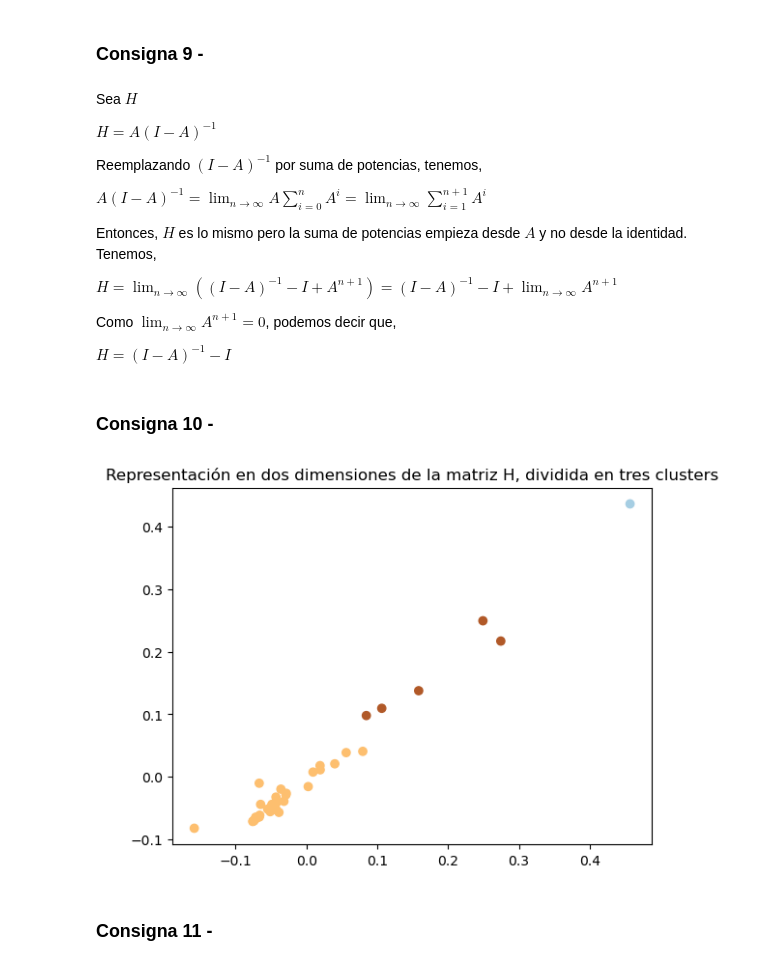
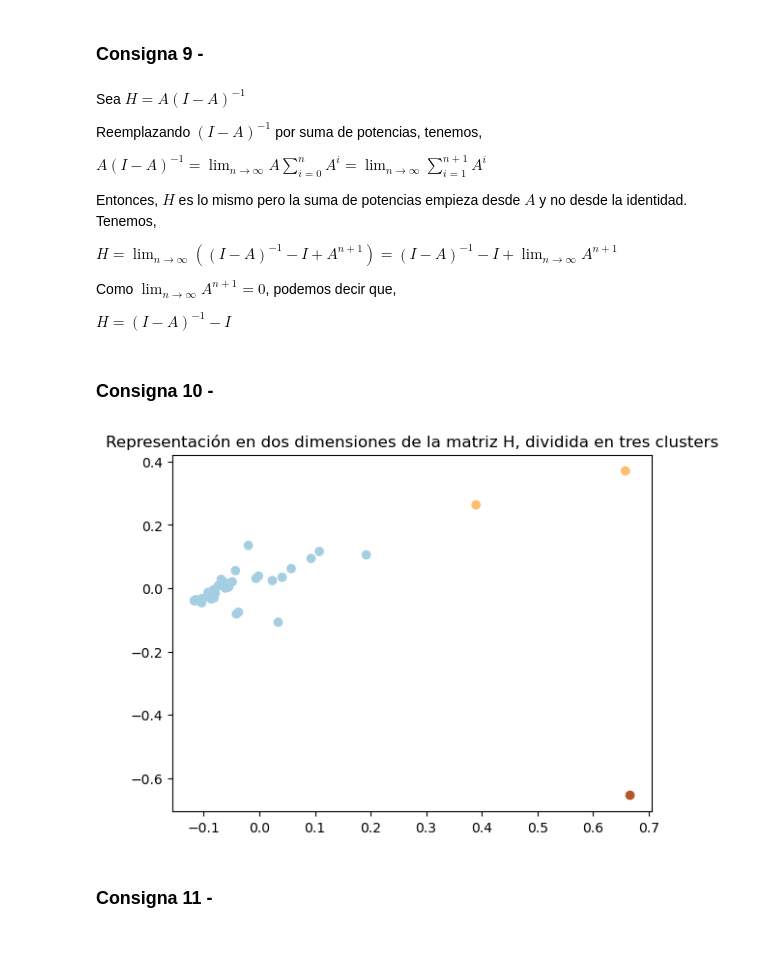
Before and after one commit to MatildaBartoli/TP2-ALC-2024, a Jupyter notebook: grupo_20_TP2.ipynb, the cells around one changed output. Saved outputs shown, nothing was run; the diff lists cells and outputs as text; code cells hidden in the pictures.

```diff
--- a/grupo_20_TP2.ipynb
+++ b/grupo_20_TP2.ipynb
@@ -425,9 +412,7 @@ Returning the number of logical cores instead. You can silence this warning by s
 # %% [markdown]
 ### Consigna 9 -
 # %% [markdown]
-Sea $H$
-
-$H = A (I-A)^{-1}$
+Sea $H = A (I-A)^{-1}$
 
 Reemplazando $(I-A)^{-1}$ por suma de potencias, tenemos,
 
@@ -446,40 +431,43 @@ $H = (I-A)^{-1} - I$
 #calculamos H
 H = Arr @ inv(np.identity(40)-Arr)
 
-#normalizamos
+#centramos
 H_n = E40 @ H
 
 #hacemos la matriz de covarianza
 C = H_n.T @ H_n / 39
 
 #hallamos el primer par autovector-autovalor (el de mayor autovalor)
 autovector1 = metodoPotenciaHotelling(C)
 autovalor1 = autovector1.T @ C @ autovector1 / (np.linalg.norm(autovector1)**2)
 
 #creamos una nueva matriz sin proyección en el autovector hallado, para evitar que
 #aparezca en el método de la potencia
 C_ = C - autovalor1 * np.outer(autovector1, autovector1)
 
 #hallamos el segundo par autovector-autovalor
 autovector2 = metodoPotenciaHotelling(C_)
 autovalor2 = autovector2.T @ C_ @ autovector2 / (np.linalg.norm(autovector2)**2)
 
 
 #tomamos los dos vectores más representativos
-V = np.array([autovector1, autovector2]).reshape((40, 2))
+V = np.zeros((40, 2))
+V[:, 0] = autovector1
+V[:, 1] = autovector2
 
 #reducimos la matriz original según estos vectores
 reduccionH = H_n @ V
 
+#hallamos los clusters
 kmeans = KMeans(n_clusters=3)
 clusters = kmeans.fit_predict(reduccionH)
 
+#graficamos
 fig, ax = plt.subplots()
-#graficamos
 ax.scatter(x = reduccionH[:, 0], y = reduccionH[:, 1], c=clusters, cmap="Paired")
 ax.set_title("Representación en dos dimensiones de la matriz H, dividida en tres clusters")
 plt.show()
 # %% [output]
-[figure, old version]
+[figure, new version]
 # %% [markdown]
 ### Consigna 11 -
```
Also changed, not shown: parts of 25 cells of this notebook, 1 other file.
